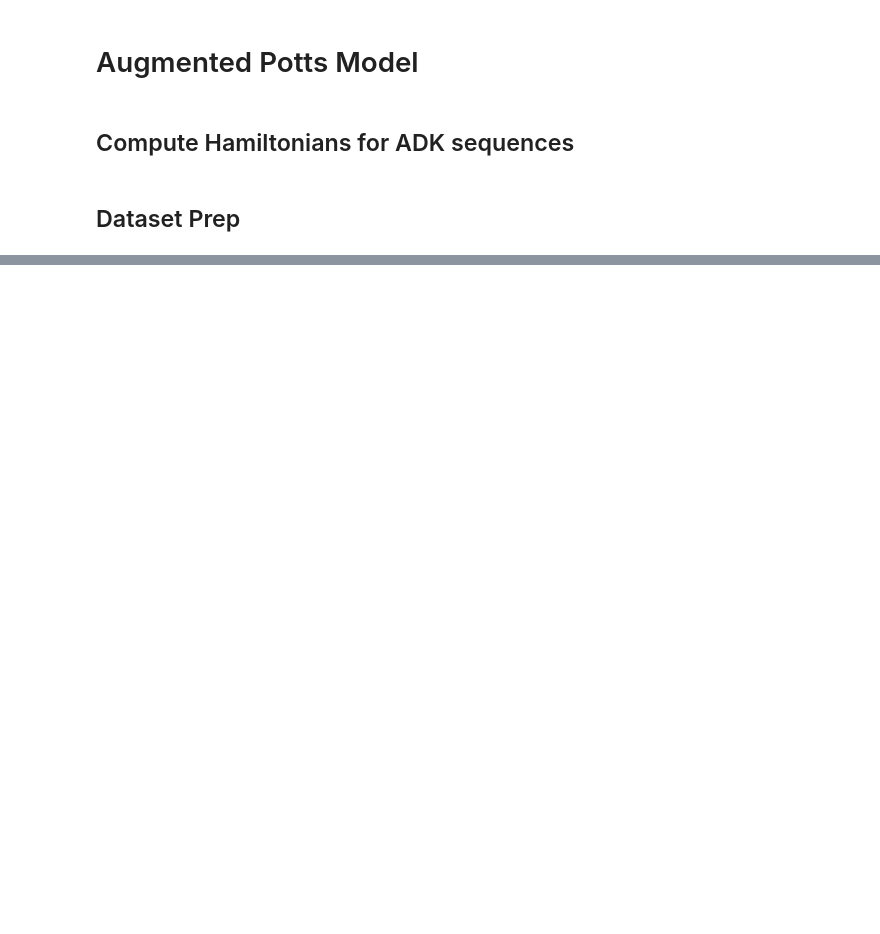
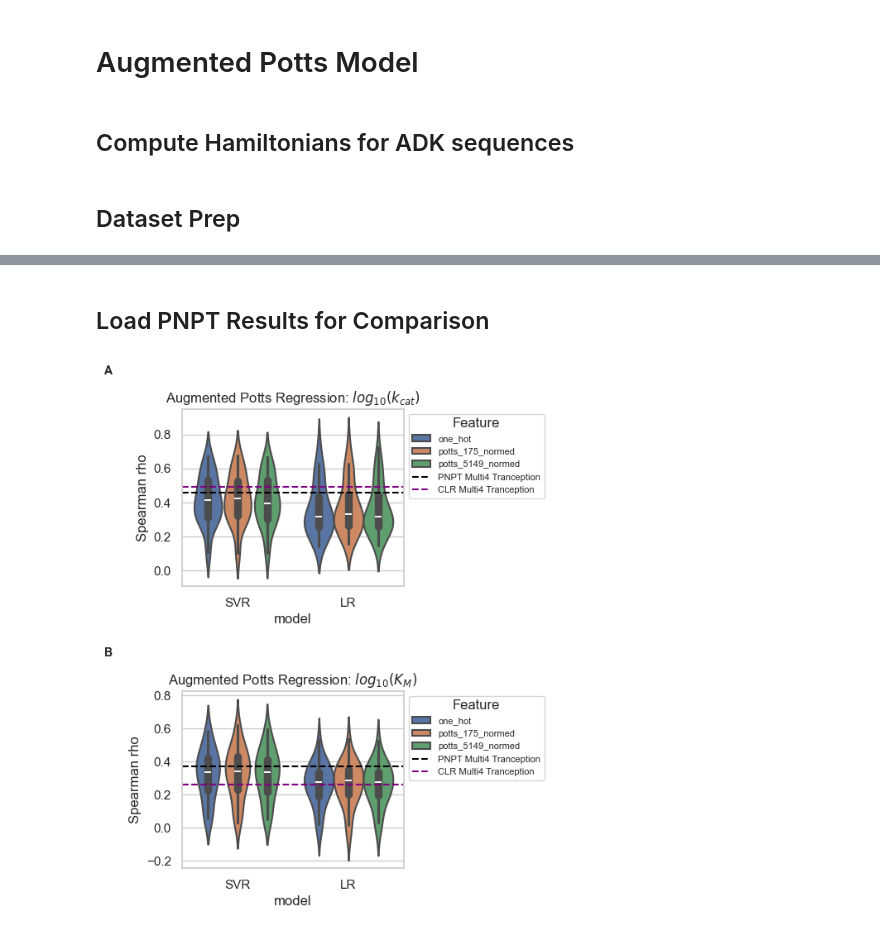
Before and after one commit to pinneylab/adk_evolutionary_landscape, a Jupyter notebook: notebooks/augmented_potts_regression.ipynb, the cells around one changed output, grey strips where cells are left out. Cells and saved outputs as stored; diff of their text form; code cells hidden in the pictures; blank space fills up the shorter version.

```diff
--- a/notebooks/augmented_potts_regression.ipynb
+++ b/notebooks/augmented_potts_regression.ipynb
@@ -123,0 +116,65 @@ sns.violinplot(x="model_target", y="spearman", hue="feature", data=results_df, l
+# %% [markdown]
+## Load PNPT Results for Comparison
+# %%
+# load in PNPT results for comparison
+pnpt_results = pd.read_csv(data_root / "pnpt_adenylate_kinase_detailed_results.csv")
+# %%
+comparison_pnpt_models = [
+    "kinase_20240822_multi4_PNPT_Tranception",
+    "kinase_20240822_multi4_Tranception",
+]
+# %%
+pnpt_results_kcat = pnpt_results[pnpt_results["model_name_suffix"].isin(comparison_pnpt_models)][["Spearman_log10_kcat","fold_variable_name", "model_name_suffix"]].copy()
+pnpt_results_kcat["train_size"] = pnpt_results["fold_variable_name"].apply(lambda x: int(x.split("_")[-1]))
+pnpt_results_kcat = pnpt_results_kcat[pnpt_results_kcat["train_size"] == 140]
+# %%
+pnpt_results_km = pnpt_results[pnpt_results["model_name_suffix"].isin(comparison_pnpt_models)][["Spearman_log10_km","fold_variable_name", "model_name_suffix"]].copy()
+pnpt_results_km["train_size"] = pnpt_results_km["fold_variable_name"].apply(lambda x: int(x.split("_")[-1]))
+pnpt_results_km = pnpt_results_km[pnpt_results_km["train_size"] == 140]
+# %%
+fig, axs = plt.subplots(2,1,figsize=(6.5, 7))
+sns.set_theme(style="whitegrid")
+
+########
+## kcat
+########
+
+sns.violinplot(x="model", y="spearman", hue="feature", data=results_df[results_df["target"]=="log10_kcat"], linewidth=1.5, ax=axs[0])
+
+# add horizontal line for PNPT results
+axs[0].axhline(y=pnpt_results_kcat[pnpt_results_kcat["model_name_suffix"]=="kinase_20240822_multi4_PNPT_Tranception"]["Spearman_log10_kcat"].mean(),
+               color="black", linestyle="--", label="PNPT Multi4 Tranception")
+axs[0].axhline(y=pnpt_results_kcat[pnpt_results_kcat["model_name_suffix"]=="kinase_20240822_multi4_Tranception"]["Spearman_log10_kcat"].mean(),
+                color="purple", linestyle="--", label="CLR Multi4 Tranception")
+
+########
+## Km
+########
+
+sns.violinplot(x="model", y="spearman", hue="feature", data=results_df[results_df["target"]=="log10_km"], linewidth=1.5, ax=axs[1])
+
+# add horizontal line for PNPT results
+axs[1].axhline(y=pnpt_results_km[pnpt_results_km["model_name_suffix"]=="kinase_20240822_multi4_PNPT_Tranception"]["Spearman_log10_km"].mean(),
+                color="black", linestyle="--", label="PNPT Multi4 Tranception")
+axs[1].axhline(y=pnpt_results_km[pnpt_results_km["model_name_suffix"]=="kinase_20240822_multi4_Tranception"]["Spearman_log10_km"].mean(),
+                color="purple", linestyle="--", label="CLR Multi4 Tranception")
+
+
+
+axs[0].set_ylabel("Spearman rho")
+axs[1].set_ylabel("Spearman rho")
+
+axs[0].legend(loc="upper left", bbox_to_anchor=(1, 1), title="Feature", fontsize=8)
+axs[0].set_title("Augmented Potts Regression: $log_{10}(k_{cat})$")
+
+axs[1].set_title("Augmented Potts Regression: $log_{10}(K_M)$")
+axs[1].legend(loc="upper left", bbox_to_anchor=(1, 1), title="Feature", fontsize=8)
+
+for ax, label in zip(axs.flat, ["A", "B"]):
+    ax.text(-0.35, 1.25, label, transform=ax.transAxes,
+      fontsize=10, fontweight='bold', va='top', ha='left')
+
+plt.tight_layout()
+plt.savefig("/Users/duncanmuir/Desktop/adk_revisions/fig_pngs/augmented_potts_regression.png", dpi=300, bbox_inches='tight')
+# %% [output]
+[figure, added]
```
Also changed, not shown: parts of 10 cells of this notebook, 8 other files.
